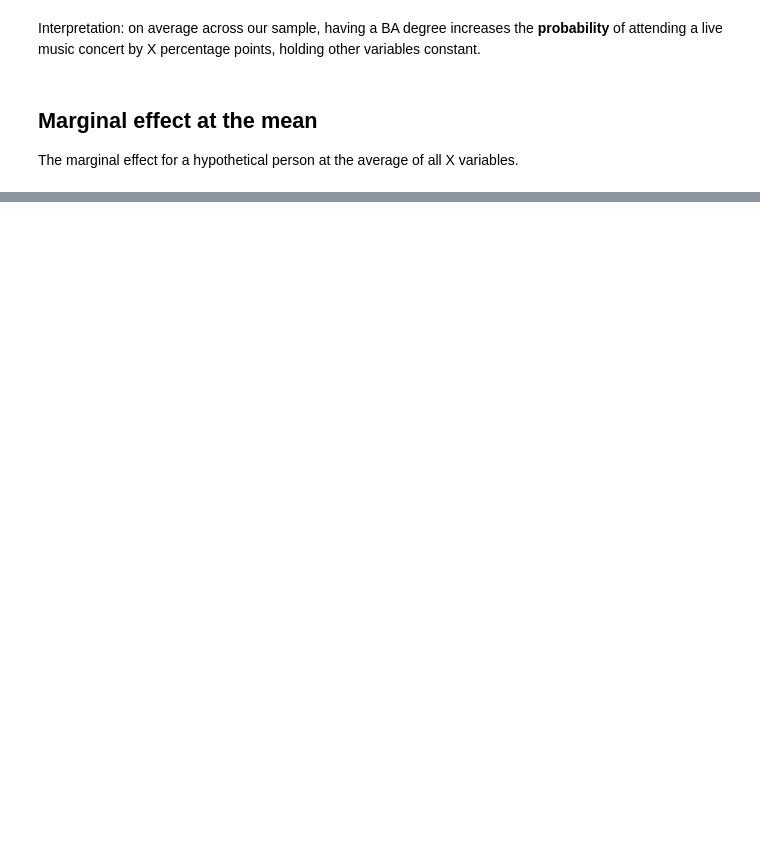
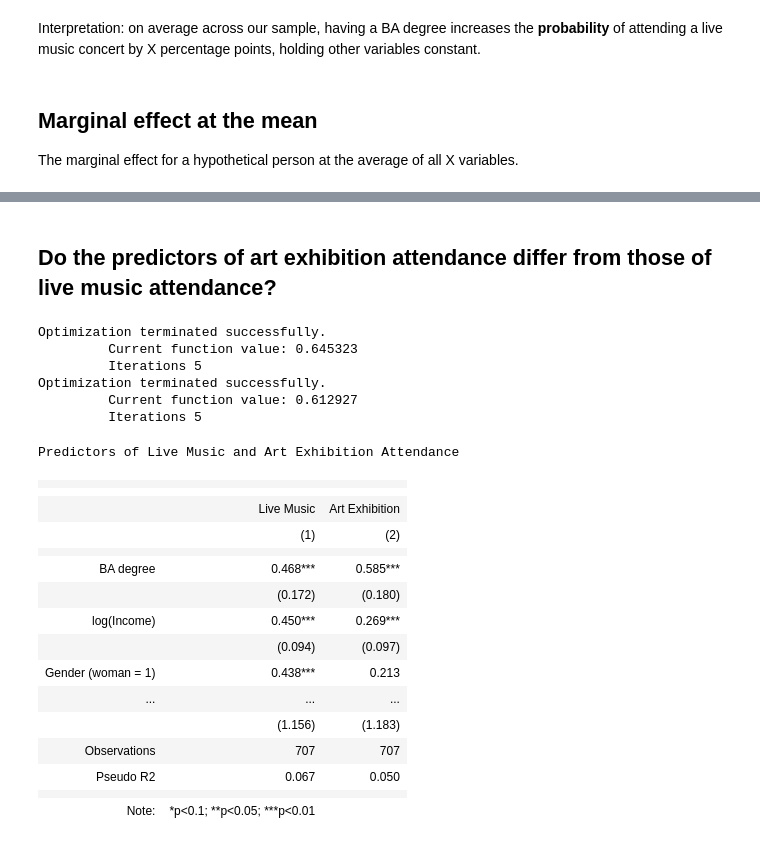
Before and after one commit to xiangyum/hs4002labs_2026, a Jupyter notebook: week6/week6_notebook_student.ipynb, the cells around one changed output, grey strips where cells are left out. Cells and saved outputs as stored; diff of their text form; code cells hidden in the pictures; blank space fills up the shorter version.

```diff
--- a/week6/week6_notebook_student.ipynb
+++ b/week6/week6_notebook_student.ipynb
@@ -225,0 +461,68 @@ comparisons(logit_model1, variables='ba_binary', newdata='mean')
+# %% [markdown]
+## Do the predictors of art exhibition attendance differ from those of live music attendance?
+# %%
+#(personal model) replicating live music models using art exhibition
+
+live_model = smf.logit(
+    'binary_lvmus ~ ba_binary + np.log(income_cont) + sex_woman + age + I(age**2)',
+    data=df
+).fit()
+
+art_model = smf.logit(
+    'binary_artxbt ~ ba_binary + np.log(income_cont) + sex_woman + age + I(age**2)',
+    data=df
+).fit()
+# %% [output]
+Optimization terminated successfully.
+         Current function value: 0.645323
+         Iterations 5
+Optimization terminated successfully.
+         Current function value: 0.612927
+         Iterations 5
+# %%
+#compare variables in stargazer table
+
+sg = Stargazer([live_model, art_model])
+
+sg.title('Predictors of Live Music and Art Exhibition Attendance')
+sg.dependent_variable_name('Cultural participation')
+
+sg.custom_columns(['Live Music', 'Art Exhibition'], [1, 1])
+
+sg.covariate_order([
+    'ba_binary',
+    'np.log(income_cont)',
+    'sex_woman[T.Woman]',
+    'age',
+    'I(age ** 2)',
+    'Intercept'
+])
+
+sg.rename_covariates({
+    'ba_binary': 'BA degree',
+    'np.log(income_cont)': 'log(Income)',
+    'sex_woman[T.Woman]': 'Gender (woman = 1)',
+    'age': 'Age',
+    'I(age ** 2)': 'Age-squared',
+    'Intercept': 'Intercept'
+})
+
+sg
+# %% [output]
+Predictors of Live Music and Art Exhibition Attendance
+|  |  |  |
+|  |
+|  | Live Music | Art Exhibition |
+|  | (1) | (2) |
+|  |  |  |
+| BA degree | 0.468*** | 0.585*** |
+|  | (0.172) | (0.180) |
+| log(Income) | 0.450*** | 0.269*** |
+|  | (0.094) | (0.097) |
+| Gender (woman = 1) | 0.438*** | 0.213 |
+| ... | ... | ... |
+|  | (1.156) | (1.183) |  |  |  |
+| Observations | 707 | 707 |
+| Pseudo R2 | 0.067 | 0.050 |
+|  |  |  |
+| Note: | *p<0.1; **p<0.05; ***p<0.01 |  |
```
Also changed, not shown: parts of 20 cells of this notebook.
